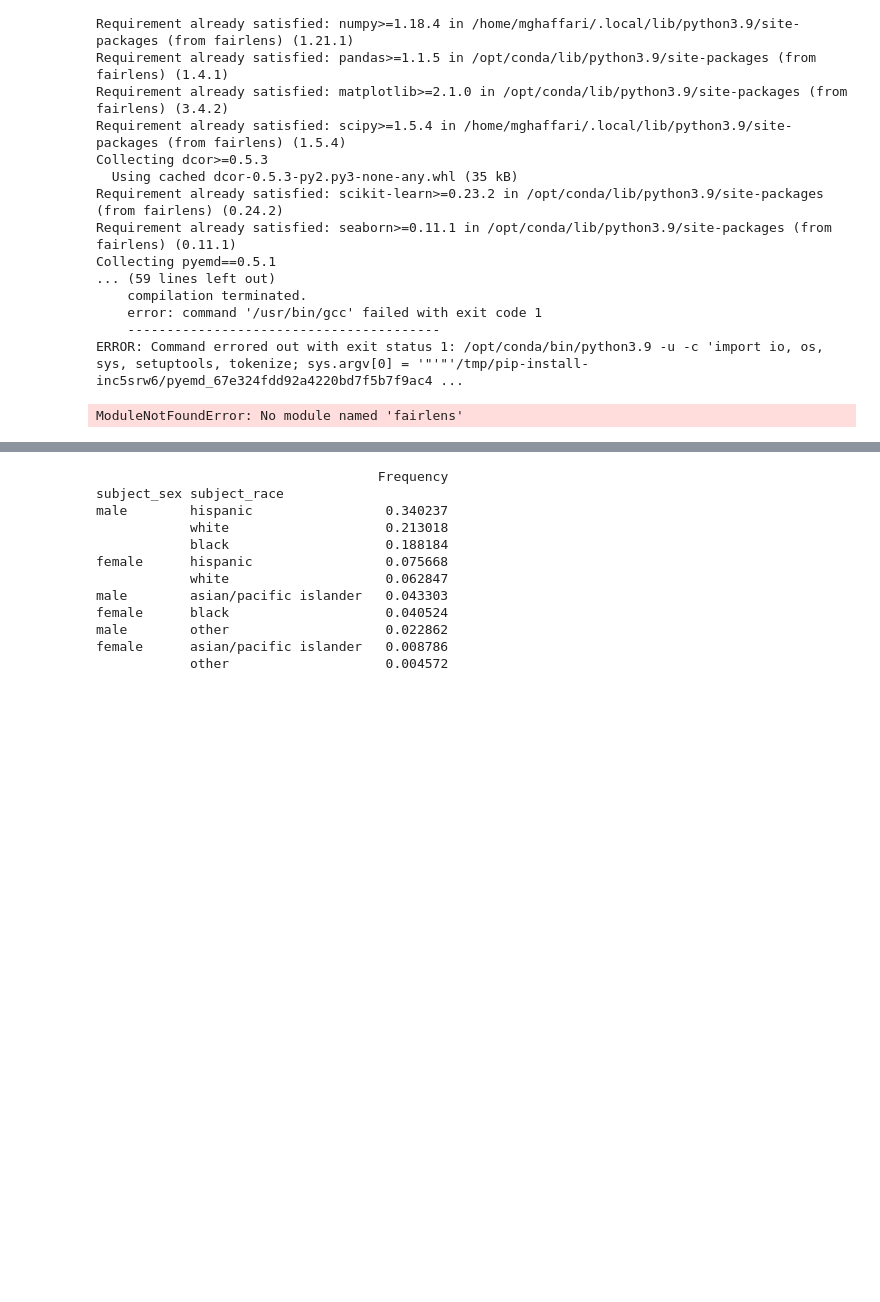
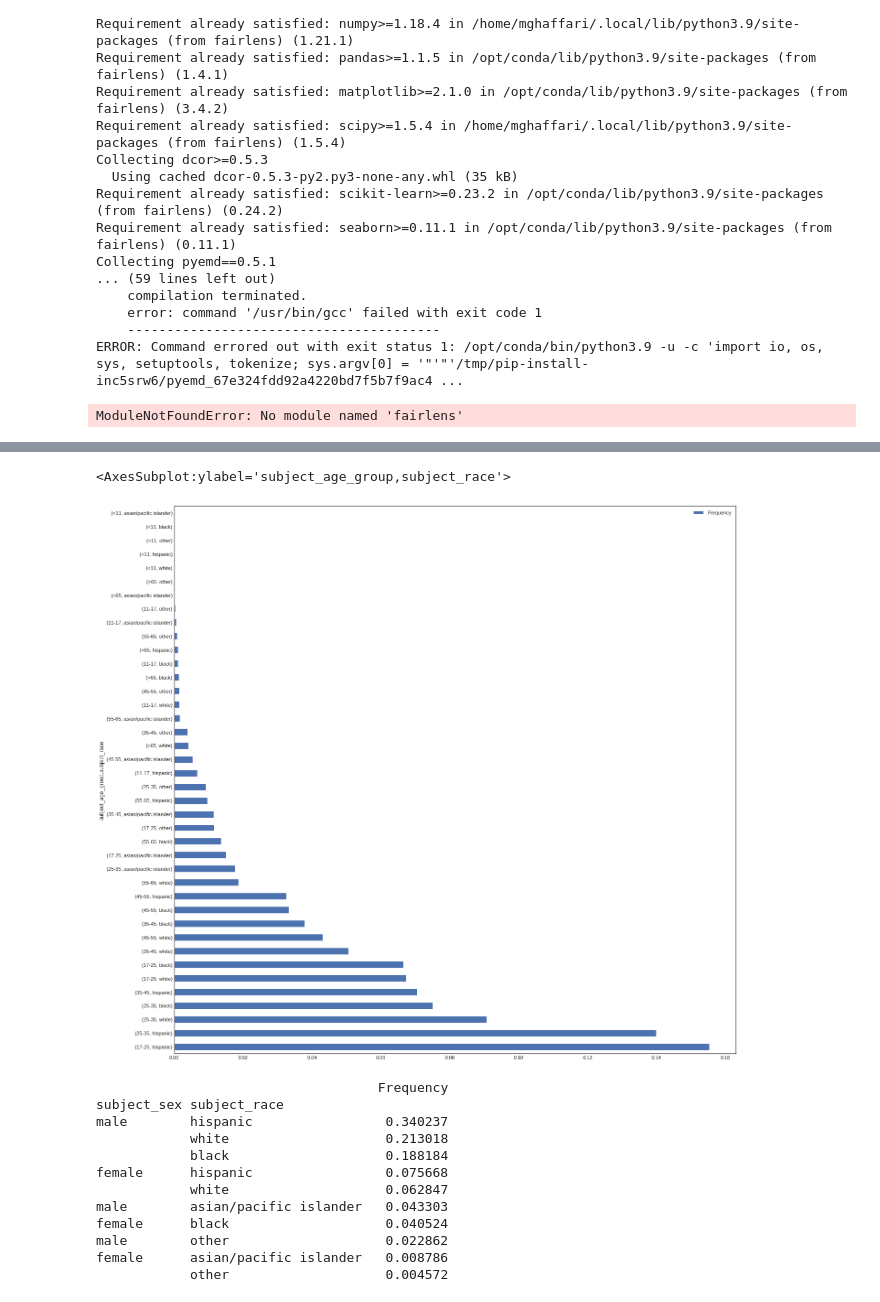
Before and after one commit to j1u/dsc167paper1, a Jupyter notebook: eda2.ipynb, the cells around one changed output, grey strips where cells are left out. Drawn from its saved outputs; the diff is of its cells as text; code cells hidden in the pictures; blank space fills up the shorter version.

```diff
--- a/eda2.ipynb
+++ b/eda2.ipynb
@@ -759,3 +808,8 @@ ModuleNotFoundError: No module named 'fairlens'
+# %%
+freq_target.sort_values(by='Frequency', ascending=False).plot(kind = 'barh', figsize=(22,22))
+# %% [output]
+<AxesSubplot:ylabel='subject_age_group,subject_race'>
+[figure, added]
 # %%
 data['Frequency'] = 1
 freq_target = data[['subject_sex', 'subject_race', 'Frequency']]
```
Also changed, not shown: parts of 8 cells of this notebook.
